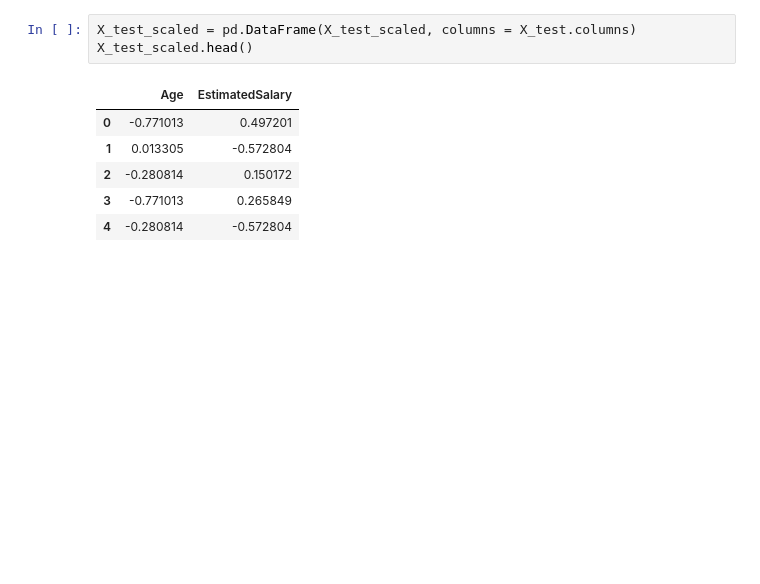
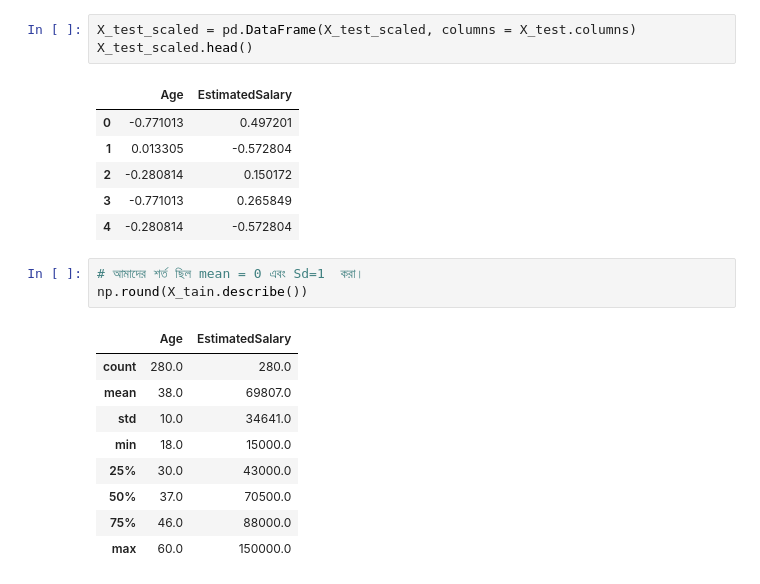
Before and after one commit to subenakhatun/Professional-Certificate-in-Python-for-Machine-Learning-and-Data-Science, a Jupyter notebook: MachineLearning/FeatureEngineering/featureengineering.ipynb, the cells around one changed output. Cells and saved outputs as stored; diff of their text form; blank space fills up the shorter version.

```diff
--- a/MachineLearning/FeatureEngineering/featureengineering.ipynb
+++ b/MachineLearning/FeatureEngineering/featureengineering.ipynb
@@ -132,3 +134,16 @@ X_test_scaled.head()
 | 2 | -0.280814 | 0.150172 |
 | 3 | -0.771013 | 0.265849 |
 | 4 | -0.280814 | -0.572804 |
+# %%
+# আমাদের শর্ত ছিল mean = 0 এবং Sd=1  করা।
+np.round(X_tain.describe())
+# %% [output]
+|  | Age | EstimatedSalary |
+| count | 280.0 | 280.0 |
+| mean | 38.0 | 69807.0 |
+| std | 10.0 | 34641.0 |
+| min | 18.0 | 15000.0 |
+| 25% | 30.0 | 43000.0 |
+| 50% | 37.0 | 70500.0 |
+| 75% | 46.0 | 88000.0 |
+| max | 60.0 | 150000.0 |
```
Also changed, not shown: parts of 2 cells of this notebook.
